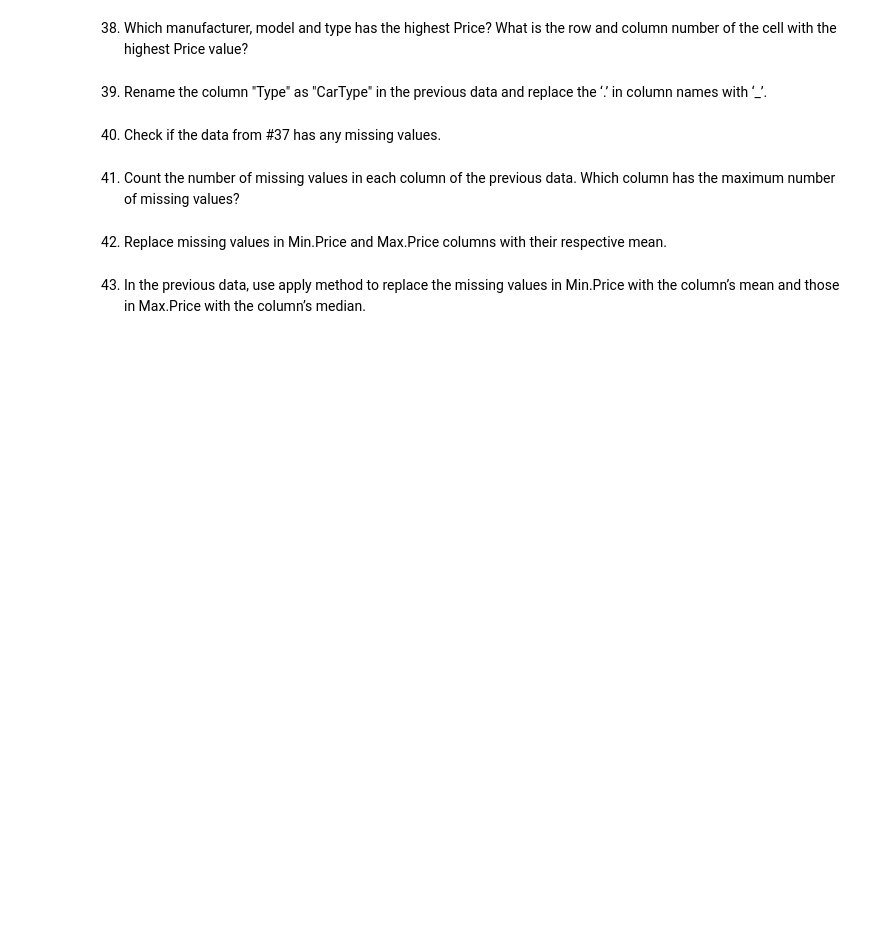
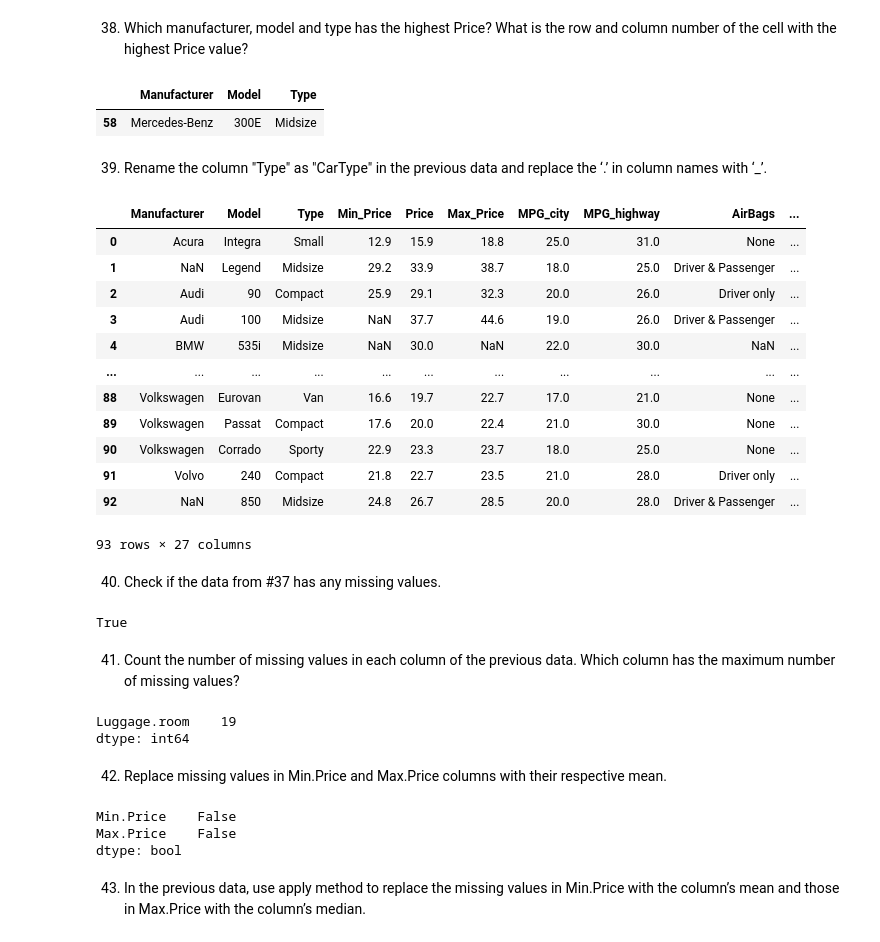
Before and after one commit to sammizewskiperscholas/pandas_demos, a Jupyter notebook: 74 or so Exercises-checkpoint.ipynb, the cells around one changed output. Cells and saved outputs as stored; diff of their text form; code cells hidden in the pictures; blank space fills up the shorter version.

Commit message:
Update 74 or so Exercises-checkpoint.ipynb
hw submission

```diff
--- a/74 or so Exercises-checkpoint.ipynb
+++ b/74 or so Exercises-checkpoint.ipynb
@@ -157,3 +576,7 @@ ser = pd.Series(np.arange(20) + np.random.normal(1, 10, 20))
 L = pd.Series(range(15))
 # %% [markdown]
 36) Import ‘crim’ and ‘medv’ columns of the BostonHousing dataset as a dataframe.
+# %%
+url = "https://raw.githubusercontent.com/selva86/datasets/master/BostonHousing.csv"
+col = ["crim", "medv"]
+pd.read_csv(url, usecols= col).head()
@@ -164,12 +637,63 @@ https://raw.githubusercontent.com/selva86/datasets/master/Cars93_miss.csv
 # %% [markdown]
 38) Which manufacturer, model and type has the highest Price? What is the row and column number of the cell with the highest Price value?
+# %%
+url = "https://raw.githubusercontent.com/selva86/datasets/master/Cars93_miss.csv"
+df = pd.read_csv(url)
+high_price =  df["Price"].max() # get highest price
+query = df.query(f"Price == {high_price}")
+query[["Manufacturer", "Model", "Type"]]
+# %% [output]
+|  | Manufacturer | Model | Type |
+| 58 | Mercedes-Benz | 300E | Midsize |
 # %% [markdown]
 39) Rename the column "Type" as "CarType" in the previous data and replace the ‘.’ in column names with ‘_’.
+# %%
+url = "https://raw.githubusercontent.com/selva86/datasets/master/Cars93_miss.csv"
+df = pd.read_csv(url)
+
+tmp = [col.replace('.', '_') for col in df.columns]
+df.columns = tmp
+df
+# %% [output]
+|  | Manufacturer | Model | Type | Min_Price | Price | Max_Price | MPG_city | MPG_highway | AirBags | ... |
+| 0 | Acura | Integra | Small | 12.9 | 15.9 | 18.8 | 25.0 | 31.0 | None | ... |
+| 1 | NaN | Legend | Midsize | 29.2 | 33.9 | 38.7 | 18.0 | 25.0 | Driver & Passenger | ... |
+| 2 | Audi | 90 | Compact | 25.9 | 29.1 | 32.3 | 20.0 | 26.0 | Driver only | ... |
+| 3 | Audi | 100 | Midsize | NaN | 37.7 | 44.6 | 19.0 | 26.0 | Driver & Passenger | ... |
+| 4 | BMW | 535i | Midsize | NaN | 30.0 | NaN | 22.0 | 30.0 | NaN | ... |
+| ... | ... | ... | ... | ... | ... | ... | ... | ... | ... | ... |
+| 88 | Volkswagen | Eurovan | Van | 16.6 | 19.7 | 22.7 | 17.0 | 21.0 | None | ... |
+| 89 | Volkswagen | Passat | Compact | 17.6 | 20.0 | 22.4 | 21.0 | 30.0 | None | ... |
+| 90 | Volkswagen | Corrado | Sporty | 22.9 | 23.3 | 23.7 | 18.0 | 25.0 | None | ... |
+| 91 | Volvo | 240 | Compact | 21.8 | 22.7 | 23.5 | 21.0 | 28.0 | Driver only | ... |
+| 92 | NaN | 850 | Midsize | 24.8 | 26.7 | 28.5 | 20.0 | 28.0 | Driver & Passenger | ... |
+93 rows × 27 columns
 # %% [markdown]
 40) Check if the data from #37 has any missing values.
+# %%
+df37.isnull().any().any()
+# %% [output]
+True
 # %% [markdown]
 41) Count the number of missing values in each column of the previous data. Which column has the maximum number of missing values?
+# %%
+df37.isnull().sum().sort_values(ascending= False).head(1)
+# %% [output]
+Luggage.room    19
+dtype: int64
 # %% [markdown]
 42) Replace missing values in Min.Price and Max.Price columns with their respective mean.
+# %%
+df = pd.read_csv('https://raw.githubusercontent.com/selva86/datasets/master/Cars93_miss.csv')
+
+for col in ["Min.Price", "Max.Price"]:
+    mean = df[col].mean()
+    df[col] = df[col].fillna(mean)
+
+df[["Min.Price", "Max.Price"]].isnull().any() # find if any of the columns have a null and use any to check
+# %% [output]
+Min.Price    False
+Max.Price    False
+dtype: bool
 # %% [markdown]
 43) In the previous data, use apply method to replace the missing values in Min.Price with the column’s mean and those in Max.Price with the column’s median.
```
Also changed, not shown: parts of 69 cells of this notebook.
